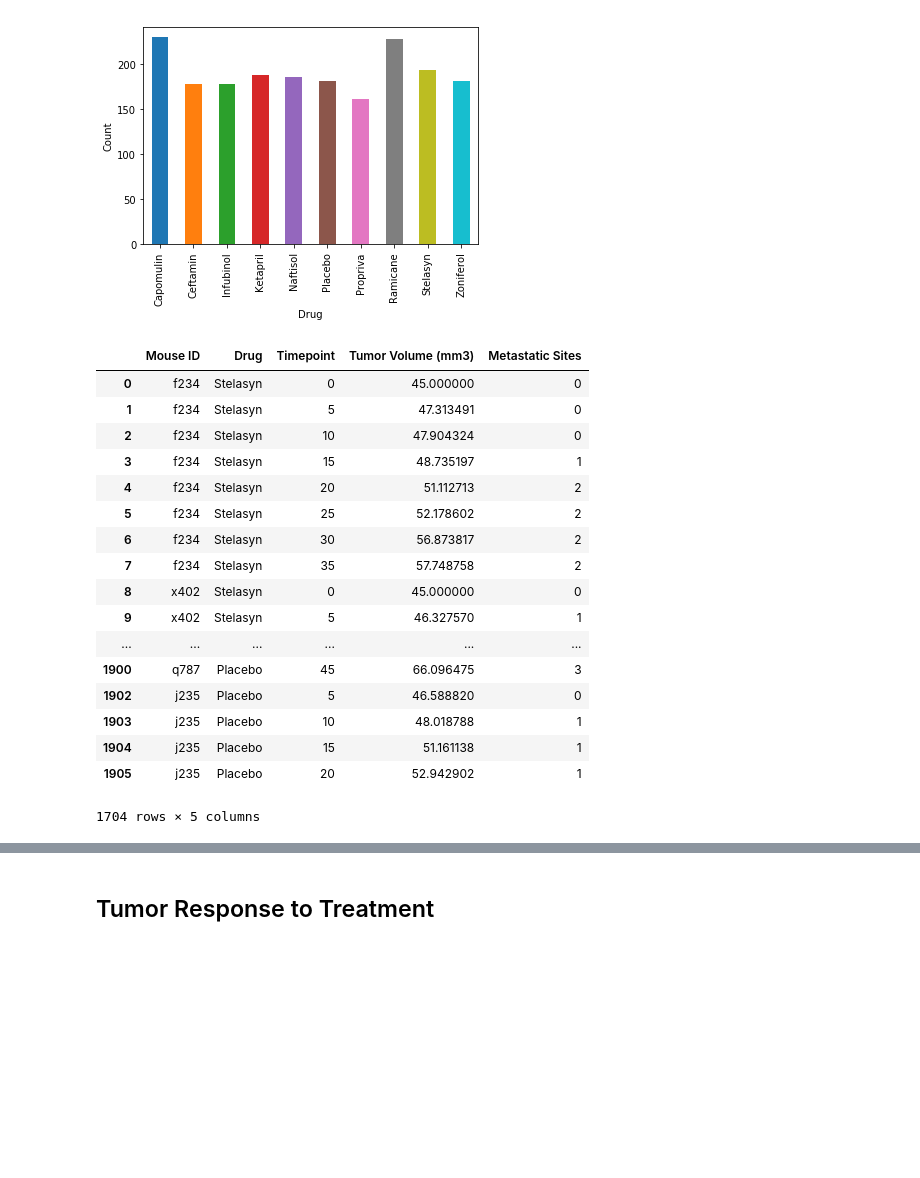
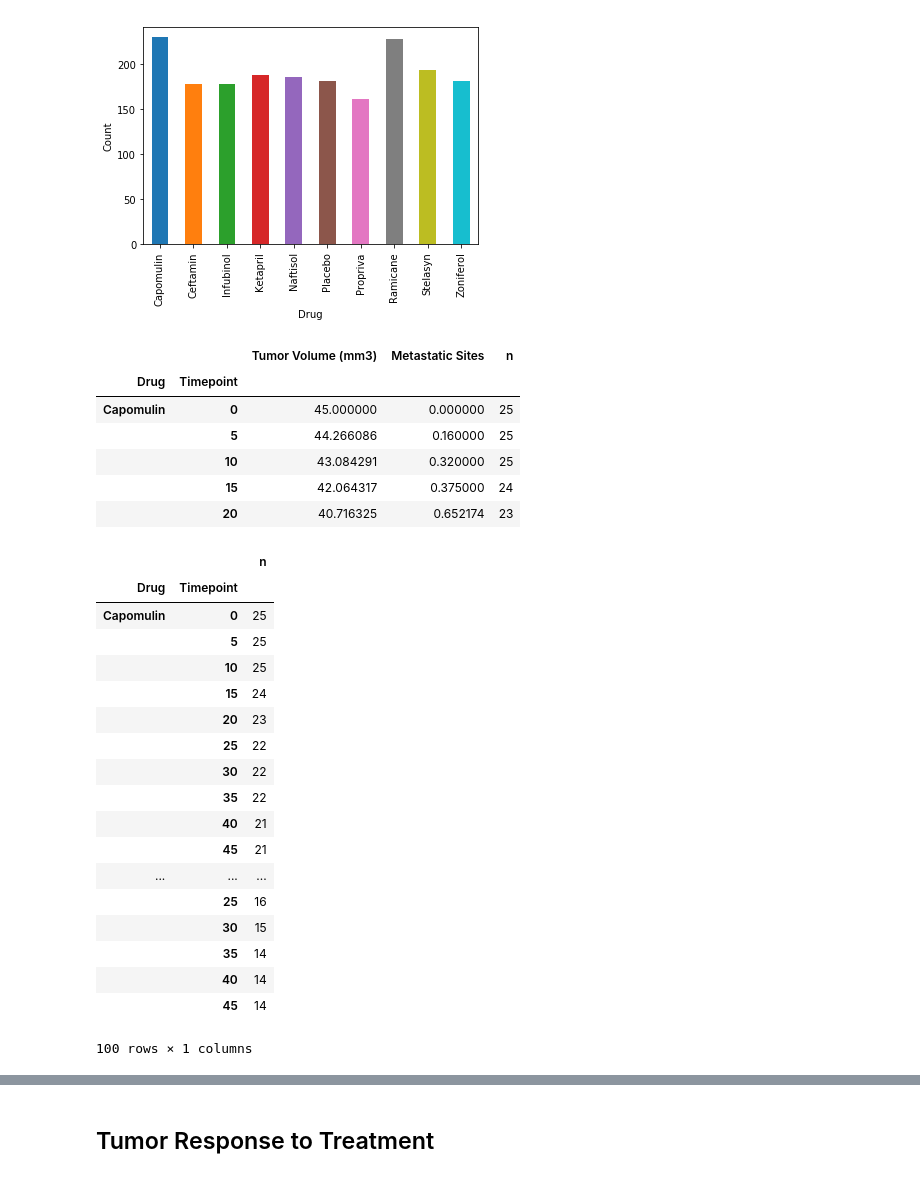
Before and after one commit to DougAF/Matplotlib_pymaceuticals, a Jupyter notebook: Pymaceuticals/pymaceuticals_DougAF.ipynb, the cells around one changed output, grey strips where cells are left out. Drawn from its saved outputs; the diff is of its cells as text; code cells hidden in the pictures; blank space fills up the shorter version.

```diff
--- a/Pymaceuticals/pymaceuticals_DougAF.ipynb
+++ b/Pymaceuticals/pymaceuticals_DougAF.ipynb
@@ -87,27 +87,56 @@ drug_chart.set_ylabel("Count")
 # %% [output]
 Text(0, 0.5, 'Count')
 [figure]
-# %%
-DTT_groups.head()
-# %% [output]
-|  | Mouse ID | Drug | Timepoint | Tumor Volume (mm3) | Metastatic Sites |
-| 0 | f234 | Stelasyn | 0 | 45.000000 | 0 |
-| 1 | f234 | Stelasyn | 5 | 47.313491 | 0 |
-| 2 | f234 | Stelasyn | 10 | 47.904324 | 0 |
-| 3 | f234 | Stelasyn | 15 | 48.735197 | 1 |
-| 4 | f234 | Stelasyn | 20 | 51.112713 | 2 |
-| 5 | f234 | Stelasyn | 25 | 52.178602 | 2 |
-| 6 | f234 | Stelasyn | 30 | 56.873817 | 2 |
-| 7 | f234 | Stelasyn | 35 | 57.748758 | 2 |
-| 8 | x402 | Stelasyn | 0 | 45.000000 | 0 |
-| 9 | x402 | Stelasyn | 5 | 46.327570 | 1 |
-| ... | ... | ... | ... | ... | ... |
-| 1900 | q787 | Placebo | 45 | 66.096475 | 3 |
-| 1902 | j235 | Placebo | 5 | 46.588820 | 0 |
-| 1903 | j235 | Placebo | 10 | 48.018788 | 1 |
-| 1904 | j235 | Placebo | 15 | 51.161138 | 1 |
-| 1905 | j235 | Placebo | 20 | 52.942902 | 1 |
-1704 rows × 5 columns
+# %%
+
+combined_df_mean = combined_df.groupby(['Drug', 'Timepoint']).mean()
+
+combined_df_n = combined_df.groupby(['Drug', "Timepoint"]).count()
+
+#dfNew = df.merge(df2, left_index=True, right_index=True,
+
+combined_df_n = combined_df_n.drop(columns=['Tumor Volume (mm3)', 'Metastatic Sites'])
+
+combined_df_n = combined_df_n.rename(columns={"Mouse ID": "n"})
+
+#add 'n' values to df
+
+combined_df_mean['n'] = combined_df_n.iloc[:,0].values
+
+#add Sem
+
+combined_df_mean
+
+display(combined_df_mean.head(),
+        combined_df_n
+       )
+# %% [output]
+|  |  | Tumor Volume (mm3) | Metastatic Sites | n |
+| Drug | Timepoint |  |  |  |
+| Capomulin | 0 | 45.000000 | 0.000000 | 25 |
+|  | 5 | 44.266086 | 0.160000 | 25 |
+|  | 10 | 43.084291 | 0.320000 | 25 |
+|  | 15 | 42.064317 | 0.375000 | 24 |
+|  | 20 | 40.716325 | 0.652174 | 23 |
+|  |  | n |
+| Drug | Timepoint |  |
+| Capomulin | 0 | 25 |
+|  | 5 | 25 |
+|  | 10 | 25 |
+|  | 15 | 24 |
+|  | 20 | 23 |
+|  | 25 | 22 |
+|  | 30 | 22 |
+|  | 35 | 22 |
+|  | 40 | 21 |
+|  | 45 | 21 |
+| ... | ... | ... |
+|  | 25 | 16 |
+|  | 30 | 15 |
+|  | 35 | 14 |
+|  | 40 | 14 |
+|  | 45 | 14 |
+100 rows × 1 columns
 # %%
 
 # Bin the Purchasing Data
```
Also changed, not shown: parts of 15 cells of this notebook.
